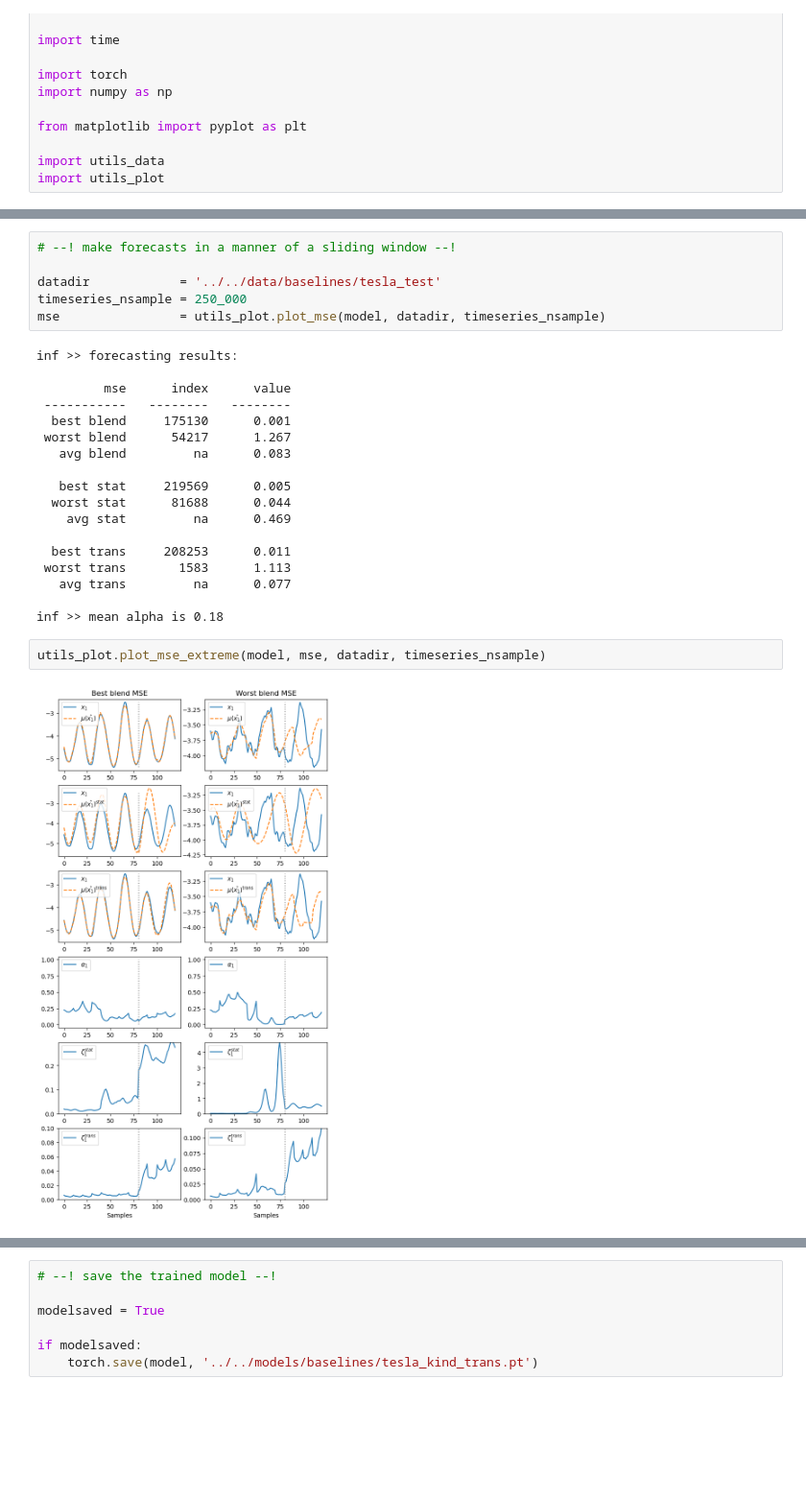
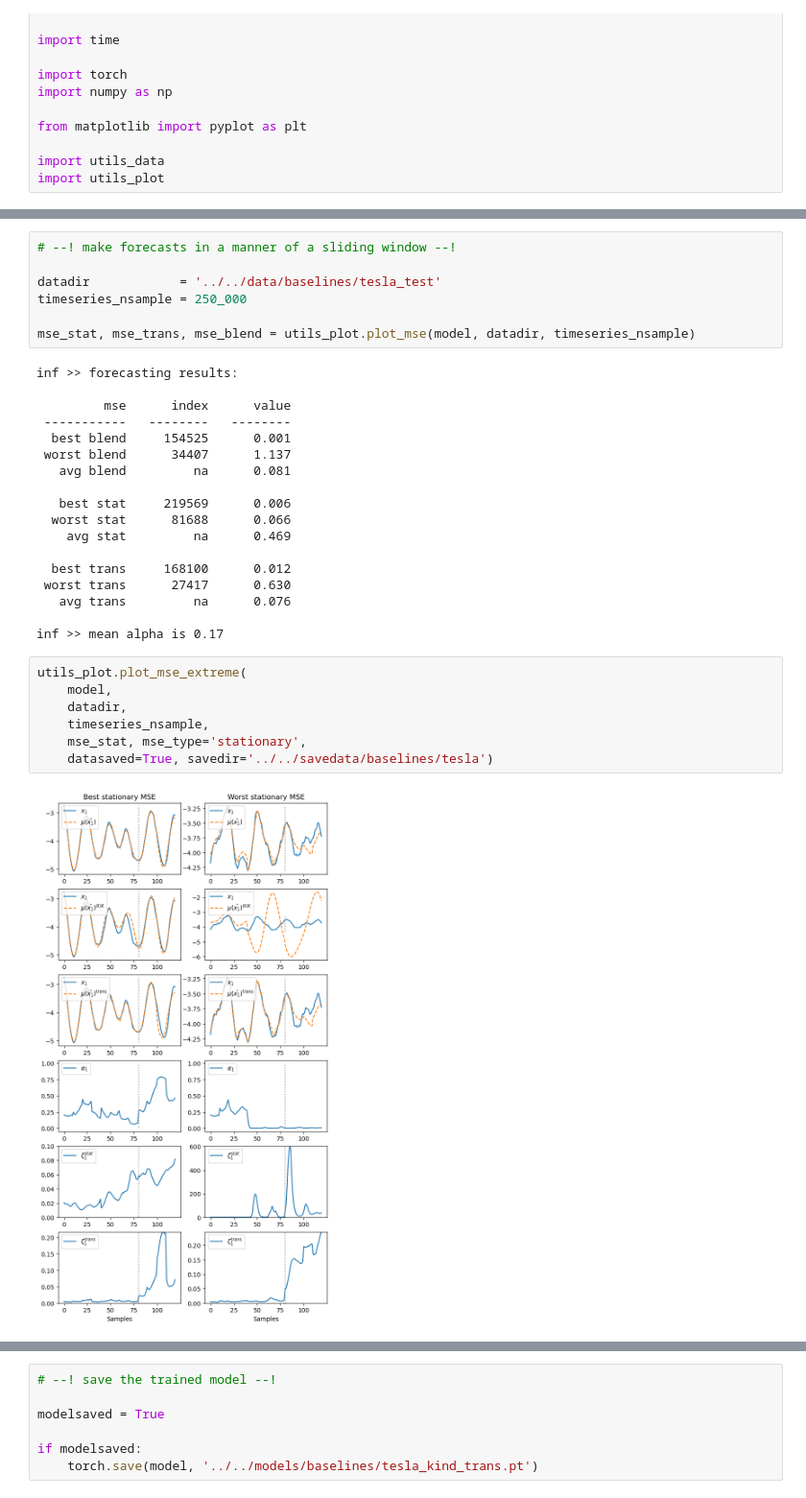
Before and after one commit to maalberg/kind, a Jupyter notebook: notebooks/baselines/04_tesla_kind_train_trans.ipynb, the cells around one changed output, grey strips where cells are left out. Shown at 96% size. Drawn from its saved outputs; the diff is of its cells as text; blank space fills up the shorter version.

```diff
--- a/notebooks/baselines/04_tesla_kind_train_trans.ipynb
+++ b/notebooks/baselines/04_tesla_kind_train_trans.ipynb
@@ -152,26 +159,32 @@ model(
 
 datadir            = '../../data/baselines/tesla_test'
 timeseries_nsample = 250_000
-mse                = utils_plot.plot_mse(model, datadir, timeseries_nsample)
+
+mse_stat, mse_trans, mse_blend = utils_plot.plot_mse(model, datadir, timeseries_nsample)
 # %% [output]
 inf >> forecasting results:
 
          mse      index      value
  -----------   --------   --------
-  best blend     175130      0.001
- worst blend      54217      1.267
-   avg blend         na      0.083
+  best blend     154525      0.001
+ worst blend      34407      1.137
+   avg blend         na      0.081
 
-   best stat     219569      0.005
-  worst stat      81688      0.044
+   best stat     219569      0.006
+  worst stat      81688      0.066
     avg stat         na      0.469
 
-  best trans     208253      0.011
- worst trans       1583      1.113
-   avg trans         na      0.077
+  best trans     168100      0.012
+ worst trans      27417      0.630
+   avg trans         na      0.076
 
-inf >> mean alpha is 0.18
+inf >> mean alpha is 0.17
 # %%
-utils_plot.plot_mse_extreme(model, mse, datadir, timeseries_nsample)
+utils_plot.plot_mse_extreme(
+    model,
+    datadir,
+    timeseries_nsample,
+    mse_stat, mse_type='stationary',
+    datasaved=True, savedir='../../savedata/baselines/tesla')
 # %% [output]
-[figure, old version]
+[figure, new version]
```
Also changed, not shown: parts of 6 cells of this notebook, 3 other files.
